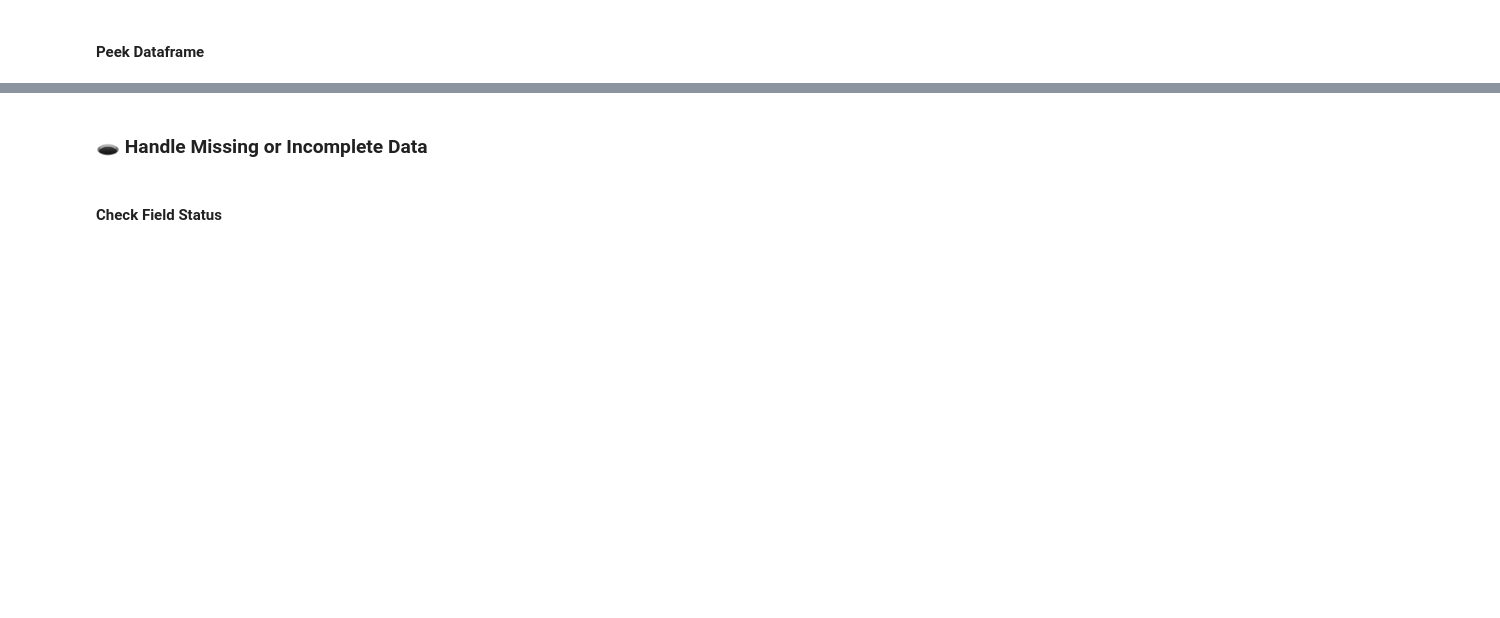
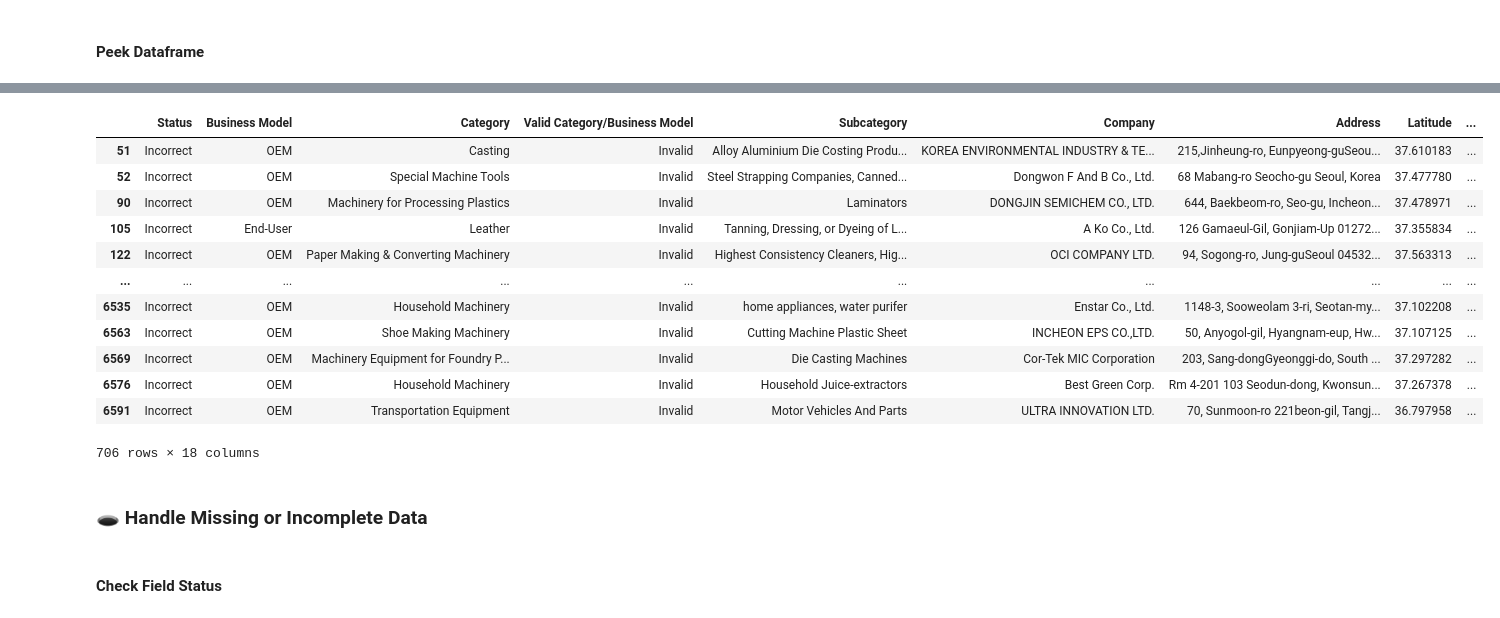
Before and after one commit to mitano-17/Nidec-Drives-Data-Cleaning, a Jupyter notebook: Dataset_Korea_Cleaner.ipynb, the cells around one changed output, grey strips where cells are left out. Drawn from its saved outputs; the diff is of its cells as text; code cells hidden in the pictures; blank space fills up the shorter version.

```diff
--- a/Dataset_Korea_Cleaner.ipynb
+++ b/Dataset_Korea_Cleaner.ipynb
@@ -136,0 +122,18 @@ C_df = C_df.map(lambda x: x.replace('\r', '') if isinstance(x, str) else x)
+# %%
+K_Incorrect_df = K_Original_df[K_Original_df['Status'] == 'Incorrect']
+# %%
+K_Incorrect_df
+# %% [output]
+|  | Status | Business Model | Category | Valid Category/Business Model | Subcategory | Company | Address | Latitude | ... |
+| 51 | Incorrect | OEM | Casting | Invalid | Alloy Aluminium Die Costing Produ... | KOREA ENVIRONMENTAL INDUSTRY & TE... | 215,Jinheung-ro, Eunpyeong-guSeou... | 37.610183 | ... |
+| 52 | Incorrect | OEM | Special Machine Tools | Invalid | Steel Strapping Companies, Canned... | Dongwon F And B Co., Ltd. | 68 Mabang-ro Seocho-gu Seoul, Korea | 37.477780 | ... |
+| 90 | Incorrect | OEM | Machinery for Processing Plastics | Invalid | Laminators | DONGJIN SEMICHEM CO., LTD. | 644, Baekbeom-ro, Seo-gu, Incheon... | 37.478971 | ... |
+| 105 | Incorrect | End-User | Leather | Invalid | Tanning, Dressing, or Dyeing of L... | A Ko Co., Ltd. | 126 Gamaeul-Gil, Gonjiam-Up 01272... | 37.355834 | ... |
+| 122 | Incorrect | OEM | Paper Making & Converting Machinery | Invalid | Highest Consistency Cleaners, Hig... | OCI COMPANY LTD. | 94, Sogong-ro, Jung-guSeoul 04532... | 37.563313 | ... |
+| ... | ... | ... | ... | ... | ... | ... | ... | ... | ... |
+| 6535 | Incorrect | OEM | Household Machinery | Invalid | home appliances, water purifer | Enstar Co., Ltd. | 1148-3, Sooweolam 3-ri, Seotan-my... | 37.102208 | ... |
+| 6563 | Incorrect | OEM | Shoe Making Machinery | Invalid | Cutting Machine Plastic Sheet | INCHEON EPS CO.,LTD. | 50, Anyogol-gil, Hyangnam-eup, Hw... | 37.107125 | ... |
+| 6569 | Incorrect | OEM | Machinery Equipment for Foundry P... | Invalid | Die Casting Machines | Cor-Tek MIC Corporation | 203, Sang-dongGyeonggi-do, South ... | 37.297282 | ... |
+| 6576 | Incorrect | OEM | Household Machinery | Invalid | Household Juice-extractors | Best Green Corp. | Rm 4-201 103 Seodun-dong, Kwonsun... | 37.267378 | ... |
+| 6591 | Incorrect | OEM | Transportation Equipment | Invalid | Motor Vehicles And Parts | ULTRA INNOVATION LTD. | 70, Sunmoon-ro 221beon-gil, Tangj... | 36.797958 | ... |
+706 rows × 18 columns
```
Also changed, not shown: parts of 16 cells of this notebook.
